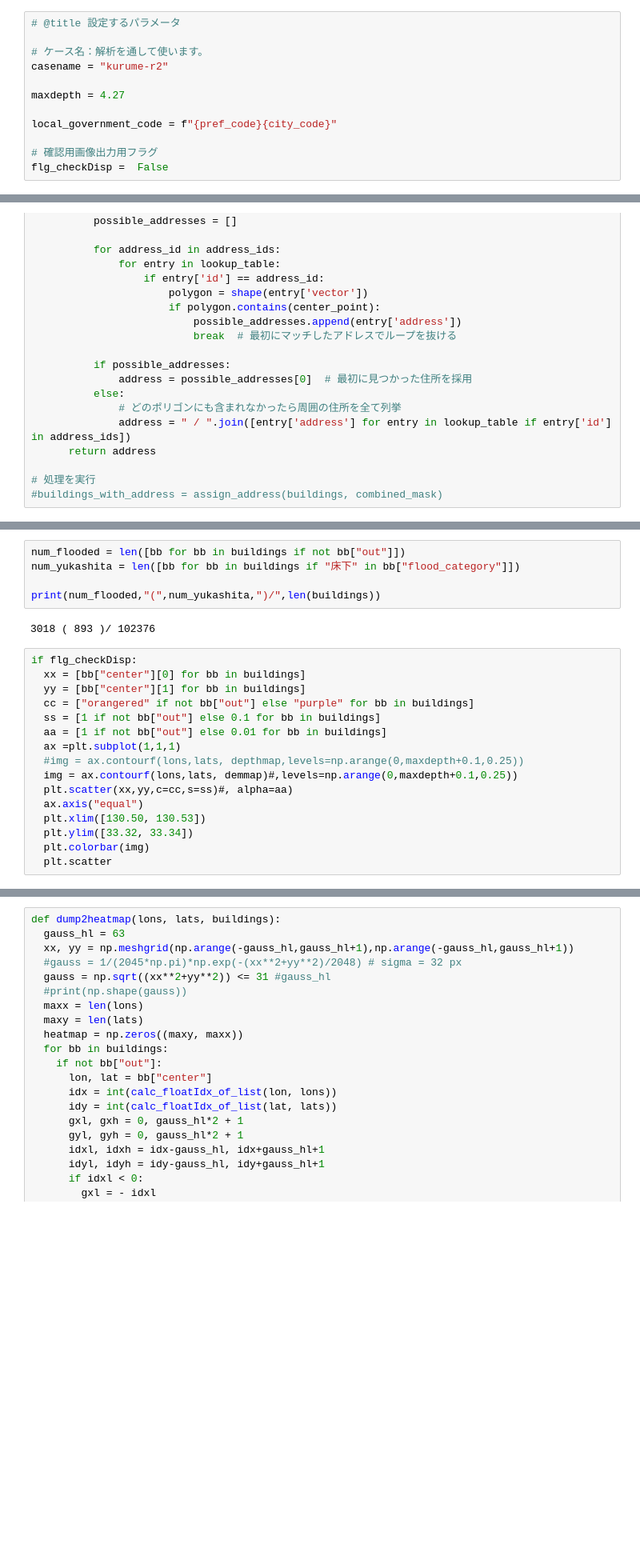
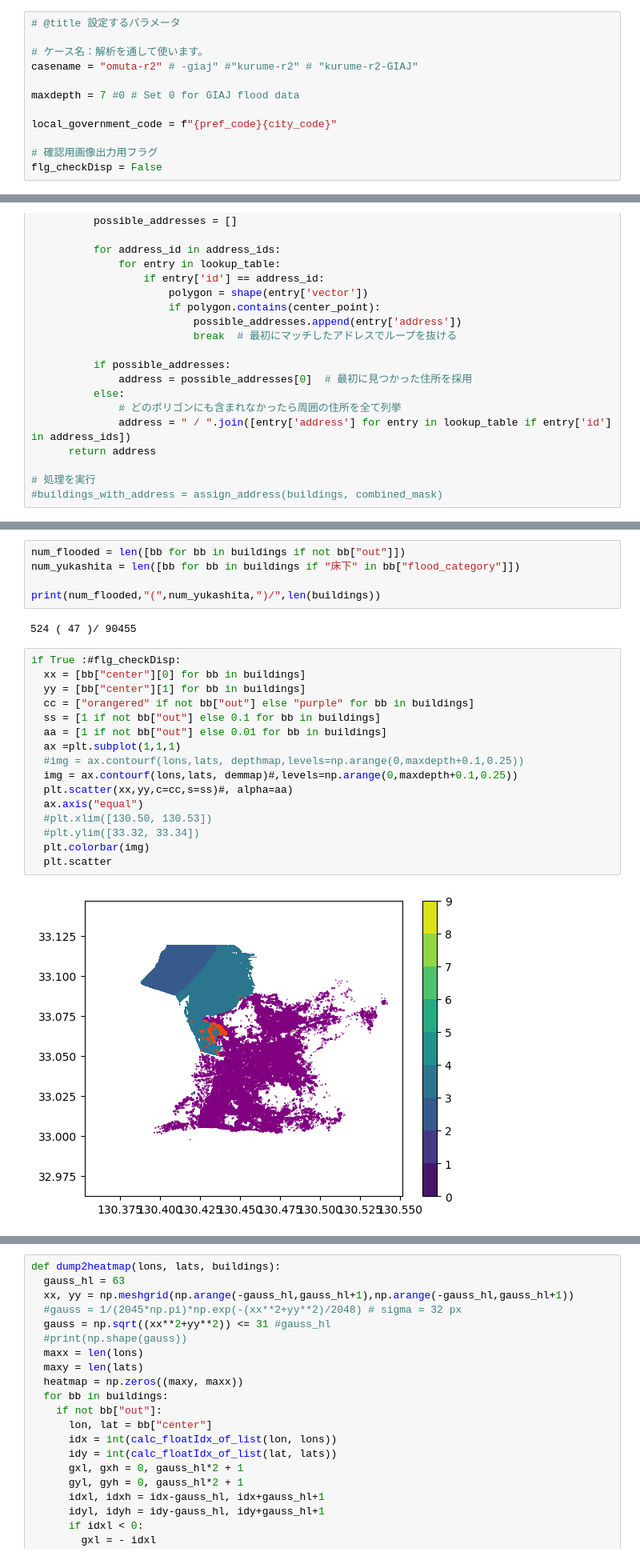
Before and after one commit to eukarya-inc/plateau-2023-uc01-satellite-analytics, a Jupyter notebook: PLATEAU-FloodSAR/4_AssessBuildings.ipynb, the cells around one changed output, grey strips where cells are left out. Shown at 80% size. Saved outputs shown, nothing was run; the diff lists cells and outputs as text; blank space fills up the shorter version.

```diff
--- a/PLATEAU-FloodSAR/4_AssessBuildings.ipynb
+++ b/PLATEAU-FloodSAR/4_AssessBuildings.ipynb
@@ -17,14 +21,14 @@ city_code = "203" #@param
 # @title 設定するパラメータ
 
 # ケース名：解析を通して使います。
-casename = "kurume-r2"
+casename = "omuta-r2" # -giaj" #"kurume-r2" # "kurume-r2-GIAJ"
 
-maxdepth = 4.27
+maxdepth = 7 #0 # Set 0 for GIAJ flood data
 
 local_government_code = f"{pref_code}{city_code}"
 
 # 確認用画像出力用フラグ
-flg_checkDisp =  False
+flg_checkDisp = False
 # %%
 # @title 詳細設定用パラメータ（基本的には操作不要）
 
@@ -450,23 +480,25 @@ num_yukashita = len([bb for bb in buildings if "床下" in bb["flood_category"]]
 
 print(num_flooded,"(",num_yukashita,")/",len(buildings))
 # %% [output]
-3018 ( 893 )/ 102376
+524 ( 47 )/ 90455
 # %%
-if flg_checkDisp:
+if True :#flg_checkDisp:
   xx = [bb["center"][0] for bb in buildings]
   yy = [bb["center"][1] for bb in buildings]
   cc = ["orangered" if not bb["out"] else "purple" for bb in buildings]
   ss = [1 if not bb["out"] else 0.1 for bb in buildings]
   aa = [1 if not bb["out"] else 0.01 for bb in buildings]
   ax =plt.subplot(1,1,1)
   #img = ax.contourf(lons,lats, depthmap,levels=np.arange(0,maxdepth+0.1,0.25))
   img = ax.contourf(lons,lats, demmap)#,levels=np.arange(0,maxdepth+0.1,0.25))
   plt.scatter(xx,yy,c=cc,s=ss)#, alpha=aa)
   ax.axis("equal")
-  plt.xlim([130.50, 130.53])
-  plt.ylim([33.32, 33.34])
+  #plt.xlim([130.50, 130.53])
+  #plt.ylim([33.32, 33.34])
   plt.colorbar(img)
   plt.scatter
+# %% [output]
+[figure, added]
 # %%
 !mkdir {path_upload}
 csv_keylist = ['gid', 'lon', 'lat', 'min_height', 'flood_category','depth', 'address']
```
Also changed, not shown: parts of 18 cells of this notebook.
